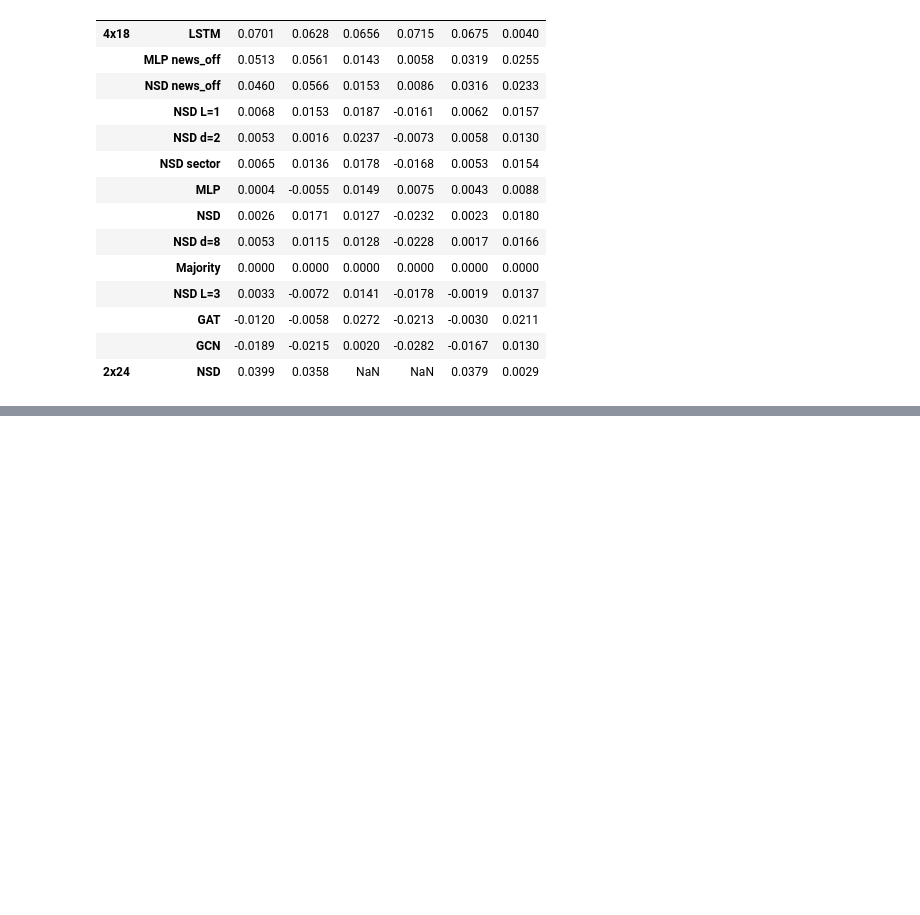
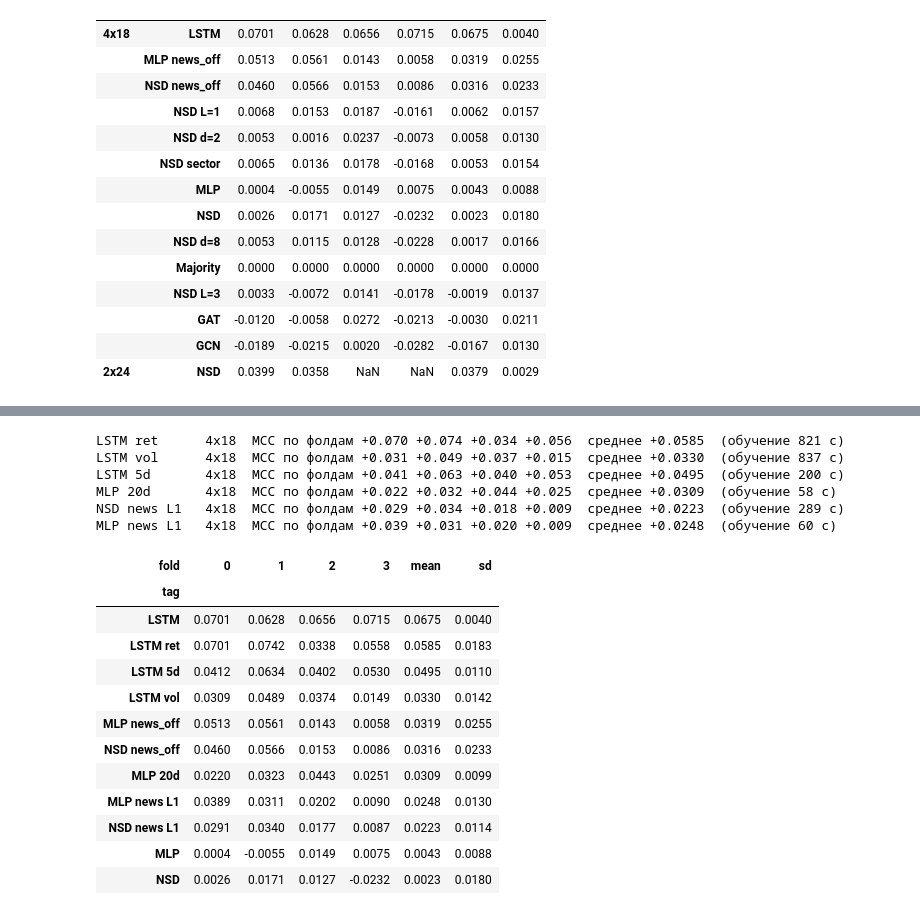
Before and after one commit to SwanGibbon/CourseWork, a Jupyter notebook: 02_experiments.ipynb, the cells around one changed output, grey strips where cells are left out. Drawn from its saved outputs; the diff is of its cells as text; code cells hidden in the pictures; blank space fills up the shorter version.

```diff
--- a/02_experiments.ipynb
+++ b/02_experiments.ipynb
@@ -36,6 +36,7 @@ def seed_all(s):
 # %%
 def load():
     X = np.load(DATA / 'node_features.npy').astype(np.float32)
+    X_L1 = np.load(DATA / 'node_features_l1.npy').astype(np.float32)   # новости только с явной привязкой
     idx = pd.read_csv(DATA / 'node_features_index.csv', parse_dates=['TRADEDATE'])
     nodes = pd.read_csv(DATA / 'graph_nodes.csv')
     idx['node'] = idx['SECID'].map(dict(zip(nodes.SECID, nodes.node_id))).values
@@ -47,9 +48,9 @@ def load():
         assert (e[:, :E] == e[[1, 0], E:]).all(), 'ожидается раскладка [прямые; обратные]'
         graphs[m] = (torch.tensor(e[:, :E]), torch.tensor(ea[m][:E]))   # храним только прямые дуги
     keep = idx['month'].isin(graphs).values
-    idx, X = idx[keep].reset_index(drop=True), X[keep]
+    idx, X, X_L1 = idx[keep].reset_index(drop=True), X[keep], X_L1[keep]
     idx['t'] = pd.factorize(idx['TRADEDATE'], sort=True)[0]             # номер торгового дня 0..T−1
-    return idx, X, graphs, len(nodes)
+    return idx, X, X_L1, graphs, len(nodes)
 
 
 def sequences(idx, L=SEQ):
@@ -70,7 +71,7 @@ def sequences(idx, L=SEQ):
     return S, lens
 
 
-idx, X, graphs, N_NODES = load()
+idx, X, X_L1, graphs, N_NODES = load()
 FEAT = X.shape[1]
 S, LENS = sequences(idx)
 months = sorted(idx['month'].unique())
@@ -257,20 +258,36 @@ class MLP(nn.Module):
 
 
 class LSTM(nn.Module):
-    def __init__(self, hid=64, drop=0.3):
+    def __init__(self, hid=64, drop=0.3, cols=(0, 1)):    # каналы окна: 0 — доходность, 1 — объём
         super().__init__()
-        self.lstm, self.drop, self.out = nn.LSTM(2, hid, batch_first=True), nn.Dropout(drop), nn.Linear(hid, 3)
+        self.cols = list(cols)
+        self.lstm, self.drop, self.out = nn.LSTM(len(cols), hid, batch_first=True), nn.Dropout(drop), nn.Linear(hid, 3)
 
     def forward(self, b):
-        packed = nn.utils.rnn.pack_padded_sequence(b['S'], b['len'], batch_first=True, enforce_sorted=False)
+        packed = nn.utils.rnn.pack_padded_sequence(b['S'][..., self.cols], b['len'], batch_first=True, enforce_sorted=False)
         _, (h, _) = self.lstm(packed)                    # h — состояние на последнем непаддинговом шаге
         return self.out(self.drop(h[-1]))
+
+
+class MLPSeq(nn.Module):
+    """MLP на том же окне, что и у LSTM, развёрнутом в L × 2 признаков: та же информация без рекуррентности."""
+    def __init__(self, L=SEQ, hid=64, drop=0.3):
+        super().__init__()
+        self.net = nn.Sequential(nn.Linear(2 * L, hid), nn.ELU(), nn.Dropout(drop),
+                                 nn.Linear(hid, hid), nn.ELU(), nn.Dropout(drop), nn.Linear(hid, 3))
+
+    def forward(self, b):
+        return self.net(b['S'].flatten(1))
 
 
 def build(kind, cfg):
     if kind == 'NSD':
         return NSD(cfg.get('hid', 64), cfg.get('d', 4), cfg.get('layers', 2))
-    return GNN(kind) if kind in ('GCN', 'GAT') else {'MLP': MLP, 'LSTM': LSTM}[kind]()
+    if kind == 'LSTM':
+        return LSTM(cols=cfg.get('cols', (0, 1)))
+    if kind == 'MLPSeq':
+        return MLPSeq(cfg.get('seq', SEQ))
+    return GNN(kind) if kind in ('GCN', 'GAT') else MLP()
 
 
 for k in ['NSD', 'GCN', 'GAT', 'MLP', 'LSTM']:
@@ -438,0 +483,34 @@ tab.round(4).sort_values(['grid', 'mean'], ascending=[False, False])
+# %%
+EXTRA = {
+    'LSTM ret': ('LSTM', {'cols': (0,)}), 'LSTM vol': ('LSTM', {'cols': (1,)}),
+    'LSTM 5d': ('LSTM', {'seq': 5}), 'MLP 20d': ('MLPSeq', {}),
+    'NSD news L1': ('NSD', {'features': 'l1'}), 'MLP news L1': ('MLP', {'features': 'l1'}),
+}
+for tag, (kind, cfg) in EXTRA.items():
+    run(tag, kind, cfg, '4x18')
+
+runs = pd.read_csv(runs_path).query("grid == '4x18'")
+tab = runs[runs.tag.isin(list(EXTRA) + ['LSTM', 'MLP', 'NSD', 'NSD news_off', 'MLP news_off'])] \
+          .groupby(['tag', 'fold'])['mcc'].median().unstack('fold')
+tab['mean'], tab['sd'] = tab.mean(1), tab.std(1)
+tab.round(4).sort_values('mean', ascending=False)
+# %% [output]
+LSTM ret      4x18  MCC по фолдам +0.070 +0.074 +0.034 +0.056  среднее +0.0585  (обучение 821 с)
+LSTM vol      4x18  MCC по фолдам +0.031 +0.049 +0.037 +0.015  среднее +0.0330  (обучение 837 с)
+LSTM 5d       4x18  MCC по фолдам +0.041 +0.063 +0.040 +0.053  среднее +0.0495  (обучение 200 с)
+MLP 20d       4x18  MCC по фолдам +0.022 +0.032 +0.044 +0.025  среднее +0.0309  (обучение 58 с)
+NSD news L1   4x18  MCC по фолдам +0.029 +0.034 +0.018 +0.009  среднее +0.0223  (обучение 289 с)
+MLP news L1   4x18  MCC по фолдам +0.039 +0.031 +0.020 +0.009  среднее +0.0248  (обучение 60 с)
+| fold | 0 | 1 | 2 | 3 | mean | sd |
+| tag |  |  |  |  |  |  |
+| LSTM | 0.0701 | 0.0628 | 0.0656 | 0.0715 | 0.0675 | 0.0040 |
+| LSTM ret | 0.0701 | 0.0742 | 0.0338 | 0.0558 | 0.0585 | 0.0183 |
+| LSTM 5d | 0.0412 | 0.0634 | 0.0402 | 0.0530 | 0.0495 | 0.0110 |
+| LSTM vol | 0.0309 | 0.0489 | 0.0374 | 0.0149 | 0.0330 | 0.0142 |
+| MLP news_off | 0.0513 | 0.0561 | 0.0143 | 0.0058 | 0.0319 | 0.0255 |
+| NSD news_off | 0.0460 | 0.0566 | 0.0153 | 0.0086 | 0.0316 | 0.0233 |
+| MLP 20d | 0.0220 | 0.0323 | 0.0443 | 0.0251 | 0.0309 | 0.0099 |
+| MLP news L1 | 0.0389 | 0.0311 | 0.0202 | 0.0090 | 0.0248 | 0.0130 |
+| NSD news L1 | 0.0291 | 0.0340 | 0.0177 | 0.0087 | 0.0223 | 0.0114 |
+| MLP | 0.0004 | -0.0055 | 0.0149 | 0.0075 | 0.0043 | 0.0088 |
+| NSD | 0.0026 | 0.0171 | 0.0127 | -0.0232 | 0.0023 | 0.0180 |
```
Also changed, not shown: parts of 2 cells of this notebook, 3 other files.
